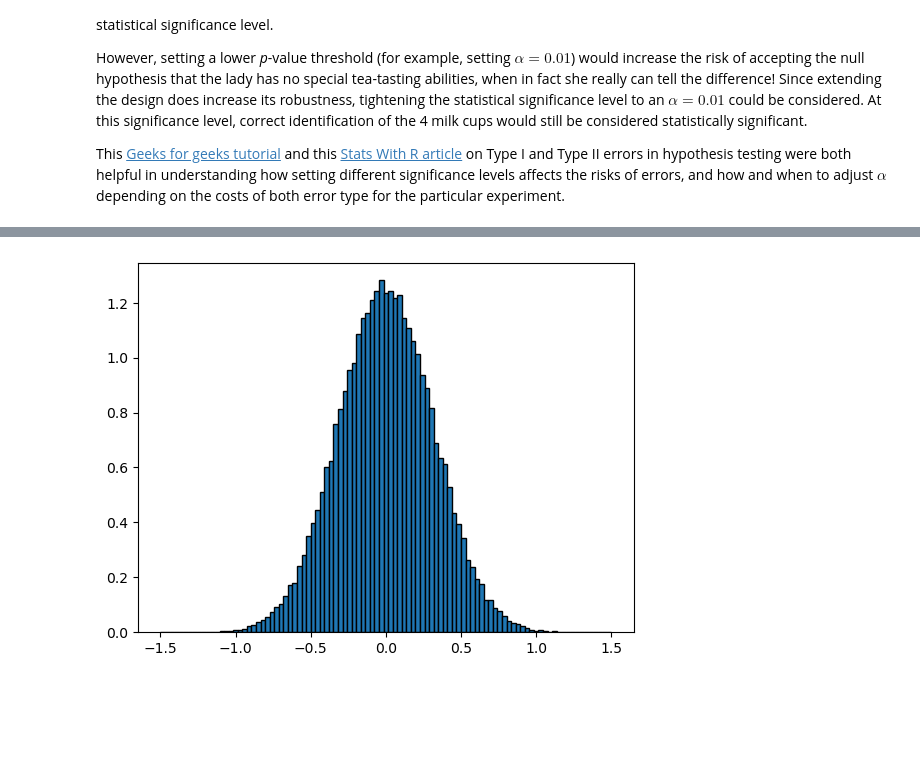
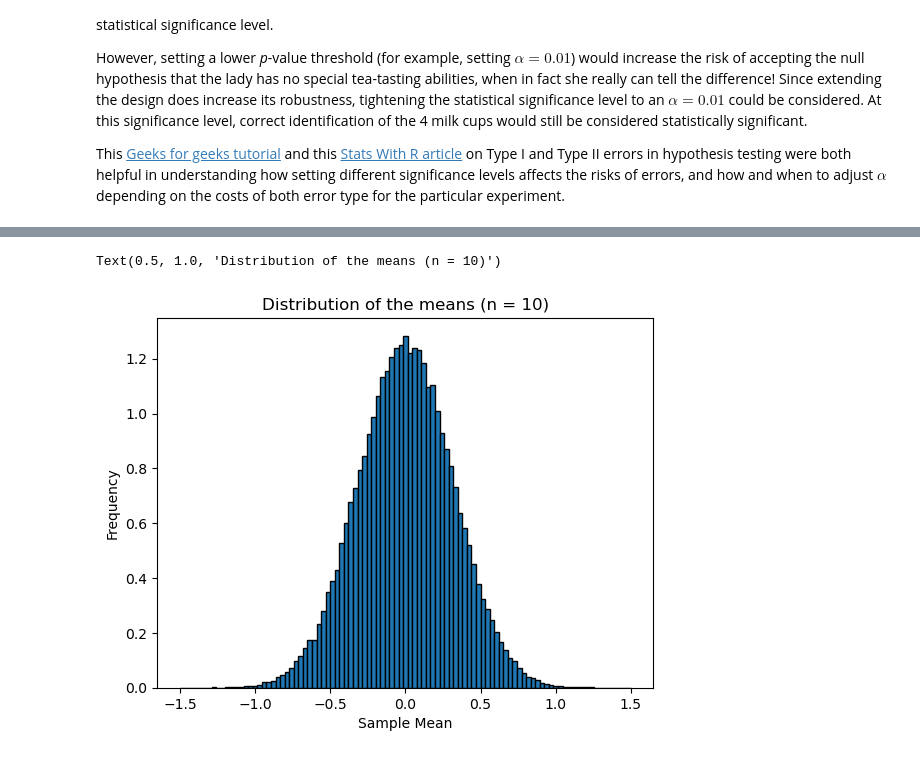
Before and after one commit to a-o-connor/applied_statistics_assessment, a Jupyter notebook: problems.ipynb, the cells around one changed output, grey strips where cells are left out. Drawn from its saved outputs; the diff is of its cells as text; code cells hidden in the pictures; blank space fills up the shorter version.

```diff
--- a/problems.ipynb
+++ b/problems.ipynb
@@ -240,5 +249,12 @@ uniques, counts = np.unique(data, return_counts=True)
 # %%
-means=np.mean(data, axis=1)#should return 100000 means, the means of each of the std normal distribution of 100 numbers that we had
-plt.hist(means, edgecolor="black", density="True", bins=np.linspace(-1.5,1.5,100));
+means=np.mean(data, axis=1)# This returns the means of each of the 1000 rows of data, each row being a std normal distribution of 100 numbers
+
+#Plot a histrogram of the distsibution of the means
+fig, ax = plt.subplots()
+ax.hist(means, edgecolor="black", density="True", bins=np.linspace(-1.5,1.5,100)) #Plot the means on a histogram
+ax.set_xlabel("Sample Mean")
+ax.set_ylabel("Frequency")
+ax.set_title("Distribution of the means (n = 10)")
 # %% [output]
+Text(0.5, 1.0, 'Distribution of the means (n = 10)')
-[figure, old version]
+[figure, new version]
```
Also changed, not shown: parts of 10 cells of this notebook, 2 other files.
